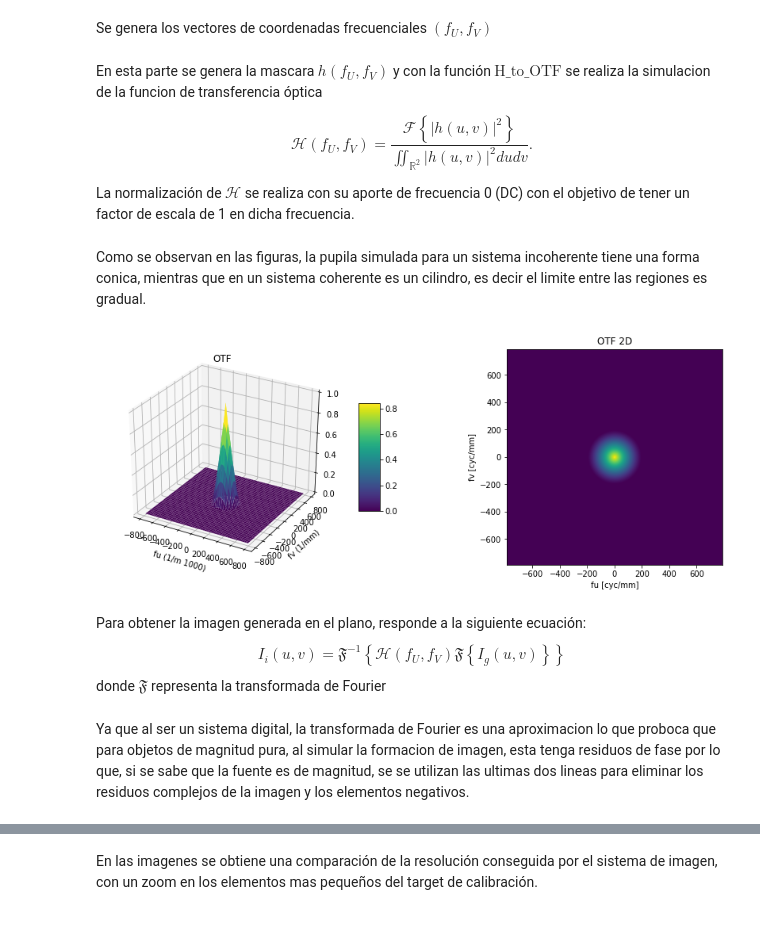
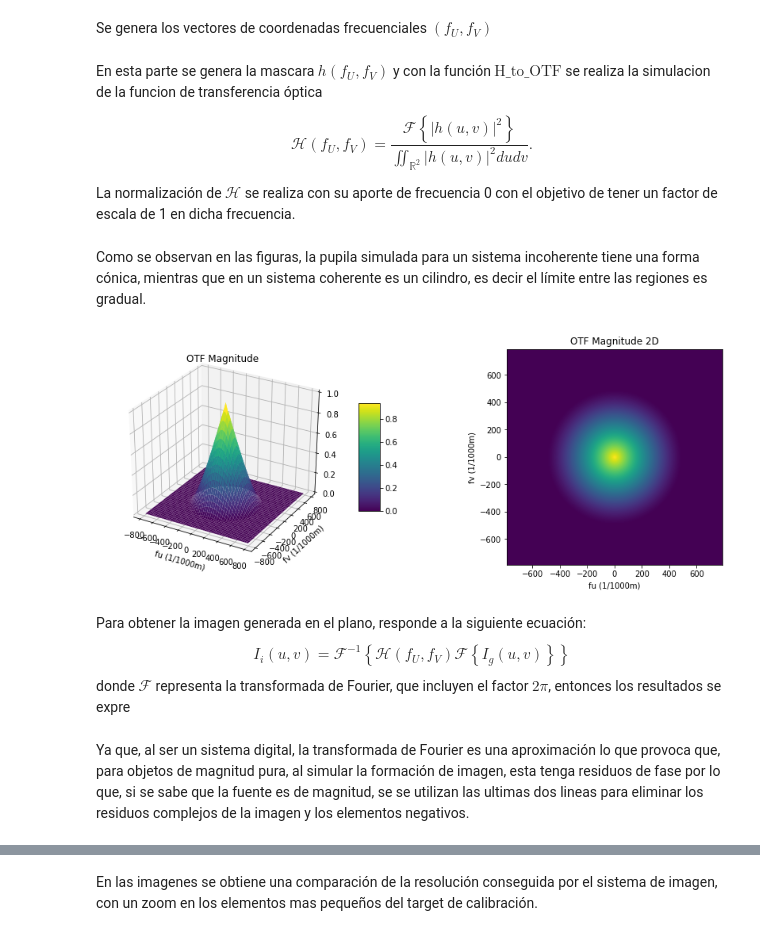
Before and after one commit to dar10p/atmos-optics, a Jupyter notebook: Tarea_1_Imaging_Simulator_Felipe.ipynb, the cells around one changed output, grey strips where cells are left out. Saved outputs shown, nothing was run; the diff lists cells and outputs as text; code cells hidden in the pictures.

```diff
--- a/Tarea_1_Imaging_Simulator_Felipe.ipynb
+++ b/Tarea_1_Imaging_Simulator_Felipe.ipynb
@@ -63,12 +59,11 @@ Para un sistema de imagen incoherente, la frecuencia de corte determinada por el
 # %%
 lamb = 0.5*10**-6
-
-f_number = 10
+f_number = 4
 zxp = 125*10**-3
 Dxp = zxp/f_number
 wxp = Dxp/2
-
 f0 = wxp/(lamb*zxp)
+k=2*np.pi/lamb
 # %% [markdown]
 Con la funcion $\text{circ}\!\left(\frac{\rho}{f_0}\right)$ se puede generar una mascara circular de radio $f_0$
 # %%
@@ -87,38 +82,38 @@ En esta parte se genera la mascara $h(f_U,f_V)$ y con la función $\text{H_to_OT
 
 $$\mathcal{H}\left(f_{U}, f_{V}\right)=\frac{\mathcal{F}\left\{\left|h(u, v)\right|^{2}\right\}}{\iint_{\mathbb{R}^2}|h(u, v)|^{2} d u d v}.$$
 
-La normalización de $\mathcal{H}$ se realiza con su aporte de frecuencia 0 (DC) con el objetivo de tener un factor de escala de 1 en dicha frecuencia.
+La normalización de $\mathcal{H}$ se realiza con su aporte de frecuencia 0 con el objetivo de tener un factor de escala de 1 en dicha frecuencia.
 # %%
 def H_to_OTF(H):
   OTF = np.fft.ifft2(abs(np.fft.fft2(np.fft.fftshift(H)))**2)
-  OTF = abs(OTF/OTF[0,0]) #Porqué abs(.)??
+  OTF = OTF/OTF[0,0]
   return OTF
 # %% [markdown]
-Como se observan en las figuras, la pupila simulada para un sistema incoherente tiene una forma conica, mientras que en un sistema coherente es un cilindro, es decir el limite entre las regiones es gradual.
+Como se observan en las figuras, la pupila simulada para un sistema incoherente tiene una forma cónica, mientras que en un sistema coherente es un cilindro, es decir el límite entre las regiones es gradual.
 # %%
 OTF = H_to_OTF(H)
 
 fig = plt.figure(figsize = (15,5))
 ax1 = fig.add_subplot(1,2,1, projection='3d')
 
-surf = ax1.plot_surface(Fu/1000, Fv/1000, np.fft.fftshift(OTF),cmap='viridis', edgecolor='none',linewidth=0)
+surf = ax1.plot_surface(Fu/1000, Fv/1000, abs(np.fft.fftshift(OTF)),cmap='viridis', edgecolor='none',linewidth=0)
 fig.colorbar(surf, shrink=0.5, aspect=5)
-ax1.set_title('OTF')
-ax1.set_xlabel('fu (1/m 1000)')
-ax1.set_ylabel('fv (1/mm)')
+ax1.set_title('OTF Magnitude')
+ax1.set_xlabel('fu (1/1000m)')
+ax1.set_ylabel('fv (1/1000m)')
 
 ax2 = fig.add_subplot(1,2,2)
-plt.imshow(np.fft.fftshift(OTF),extent = [-(1/(2*du))/1000 , (1/(2*du))/1000, -(1/(2*du))/1000, (1/(2*du))/1000]) # transfer function
-ax2.set_title('OTF 2D')
-ax2.set_xlabel('fu [cyc/mm]')
-ax2.set_ylabel('fv [cyc/mm]')
+plt.imshow(abs(np.fft.fftshift(OTF)),extent = [-(1/(2*du))/1000 , (1/(2*du))/1000, -(1/(2*du))/1000, (1/(2*du))/1000]) # transfer function
+ax2.set_title('OTF Magnitude 2D')
+ax2.set_xlabel('fu (1/1000m)')
+ax2.set_ylabel('fv (1/1000m)')
 plt.show()
 # %% [output]
-[figure, old version]
+[figure, new version]
 # %% [markdown]
 Para obtener la imagen generada en el plano, responde a la siguiente ecuación:
- $$I_{i}(u, v)=\mathfrak{F}^{-1}\left\{\mathcal{H}\left(f_{U}, f_{V}\right) \mathfrak{F}\left\{I_{g}(u, v)\right\}\right\}$$
-donde $\mathfrak{F}$ representa la transformada de Fourier
+ $$I_{i}(u, v)=\mathcal{F}^{-1}\left\{\mathcal{H}\left(f_{U}, f_{V}\right) \mathcal{F}\left\{I_{g}(u, v)\right\}\right\}$$
+donde $\mathcal{F}$ representa la transformada de Fourier, que incluyen el factor $2\pi$, entonces los resultados se expre
 # %%
 Gg = np.fft.fft2(np.fft.fftshift(Ig))
 Gi = Gg*OTF
@@ -126,7 +121,7 @@ Ii = np.fft.ifftshift(np.fft.ifft2(Gi))
 Ii = np.real(Ii)
 Ii = Ii*(Ii>=0)
 # %% [markdown]
-Ya que al ser un sistema digital, la transformada de Fourier es una aproximacion lo que proboca que para objetos de magnitud pura, al simular la formacion de imagen, esta tenga residuos de fase por lo que, si se sabe que la fuente es de magnitud, se se utilizan las ultimas dos lineas para eliminar los residuos complejos de la imagen y los elementos negativos.
+Ya que, al ser un sistema digital, la transformada de Fourier es una aproximación lo que provoca que, para objetos de magnitud pura, al simular la formación de imagen, esta tenga residuos de fase por lo que, si se sabe que la fuente es de magnitud, se se utilizan las ultimas dos lineas para eliminar los residuos complejos de la imagen y los elementos negativos.
 # %%
 fig1 = plt.figure(figsize = (15,15)) # create a figure with the default size
 
```
Also changed, not shown: parts of 17 cells of this notebook.
